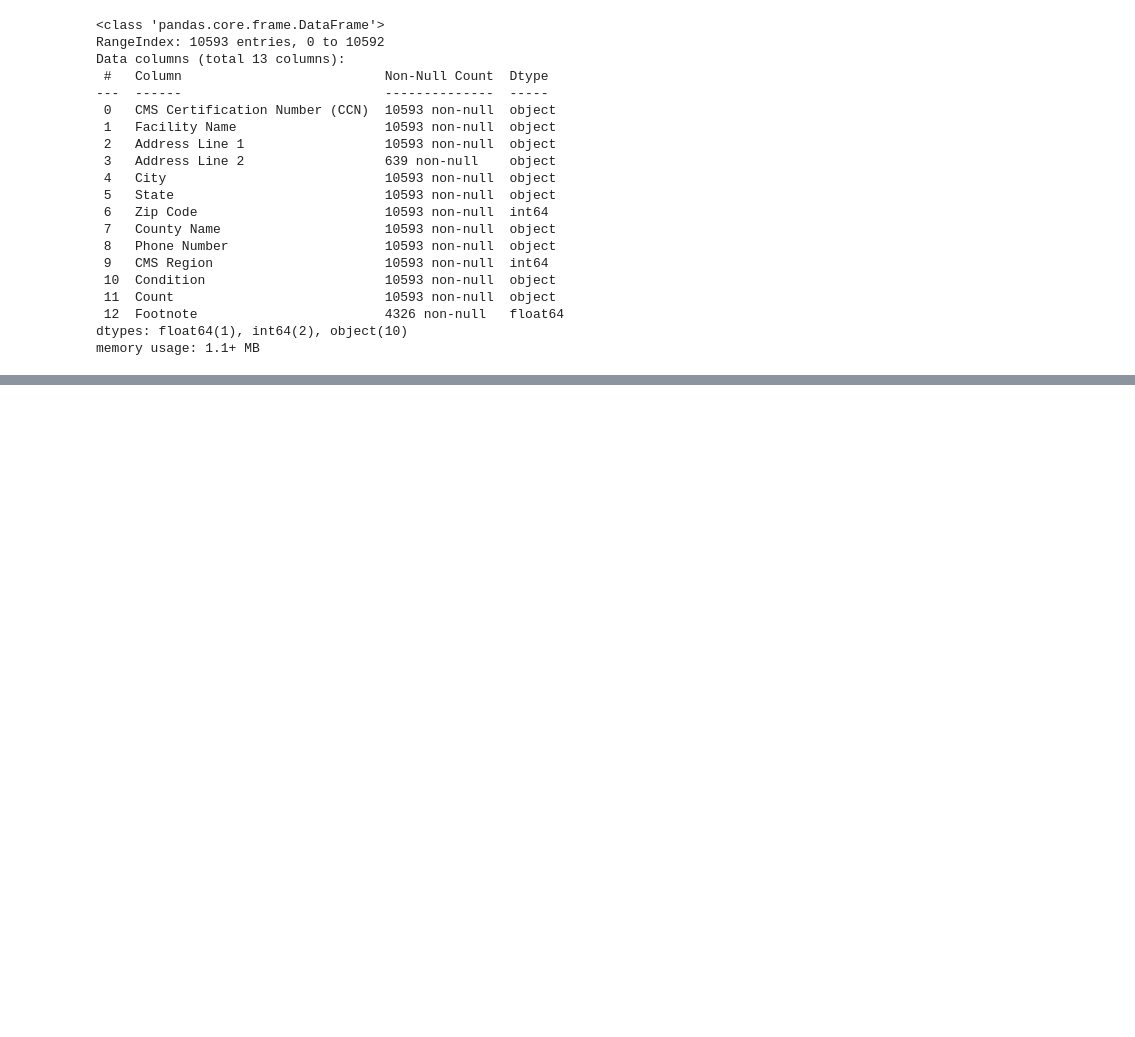
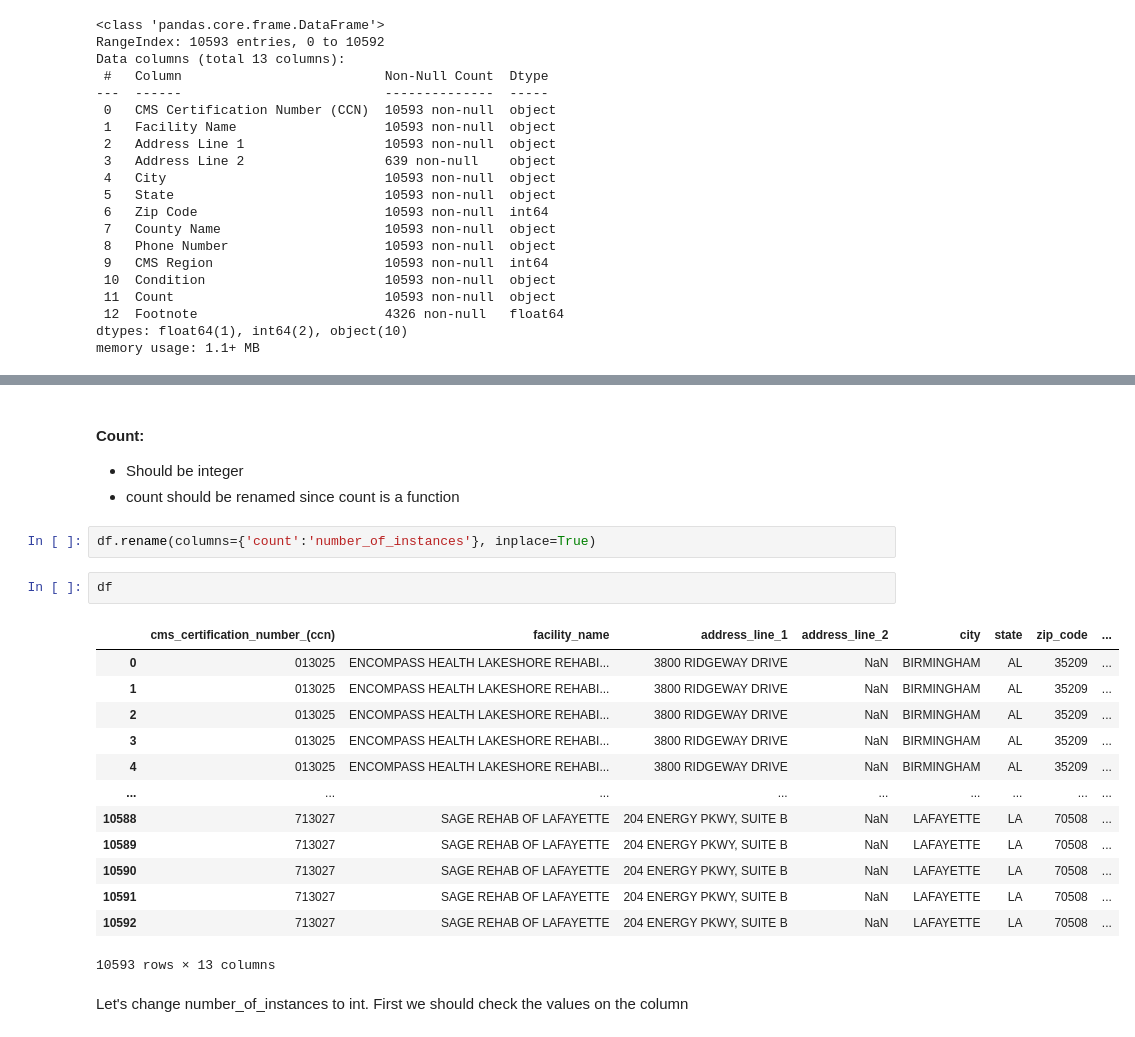
Before and after one commit to AJMartinezLlanes/medicare-inpatient-rehab-conditions, a Jupyter notebook: wrangle.ipynb, the cells around one changed output, grey strips where cells are left out. Saved outputs shown, nothing was run; the diff lists cells and outputs as text; blank space fills up the shorter version.

```diff
--- a/wrangle.ipynb
+++ b/wrangle.ipynb
@@ -68,0 +119,24 @@ df.describe()
+# %% [markdown]
+#### Count:
+ - Should be integer
+ - count should be renamed since count is a function
+# %%
+df.rename(columns={'count':'number_of_instances'}, inplace=True)
+# %%
+df
+# %% [output]
+|  | cms_certification_number_(ccn) | facility_name | address_line_1 | address_line_2 | city | state | zip_code | ... |
+| 0 | 013025 | ENCOMPASS HEALTH LAKESHORE REHABI... | 3800 RIDGEWAY DRIVE | NaN | BIRMINGHAM | AL | 35209 | ... |
+| 1 | 013025 | ENCOMPASS HEALTH LAKESHORE REHABI... | 3800 RIDGEWAY DRIVE | NaN | BIRMINGHAM | AL | 35209 | ... |
+| 2 | 013025 | ENCOMPASS HEALTH LAKESHORE REHABI... | 3800 RIDGEWAY DRIVE | NaN | BIRMINGHAM | AL | 35209 | ... |
+| 3 | 013025 | ENCOMPASS HEALTH LAKESHORE REHABI... | 3800 RIDGEWAY DRIVE | NaN | BIRMINGHAM | AL | 35209 | ... |
+| 4 | 013025 | ENCOMPASS HEALTH LAKESHORE REHABI... | 3800 RIDGEWAY DRIVE | NaN | BIRMINGHAM | AL | 35209 | ... |
+| ... | ... | ... | ... | ... | ... | ... | ... | ... |
+| 10588 | 713027 | SAGE REHAB OF LAFAYETTE | 204 ENERGY PKWY, SUITE B | NaN | LAFAYETTE | LA | 70508 | ... |
+| 10589 | 713027 | SAGE REHAB OF LAFAYETTE | 204 ENERGY PKWY, SUITE B | NaN | LAFAYETTE | LA | 70508 | ... |
+| 10590 | 713027 | SAGE REHAB OF LAFAYETTE | 204 ENERGY PKWY, SUITE B | NaN | LAFAYETTE | LA | 70508 | ... |
+| 10591 | 713027 | SAGE REHAB OF LAFAYETTE | 204 ENERGY PKWY, SUITE B | NaN | LAFAYETTE | LA | 70508 | ... |
+| 10592 | 713027 | SAGE REHAB OF LAFAYETTE | 204 ENERGY PKWY, SUITE B | NaN | LAFAYETTE | LA | 70508 | ... |
+10593 rows × 13 columns
+# %% [markdown]
+Let's change number_of_instances to int. First we should check the values on the column
```
Also changed, not shown: parts of 40 cells of this notebook, 3 other files.
